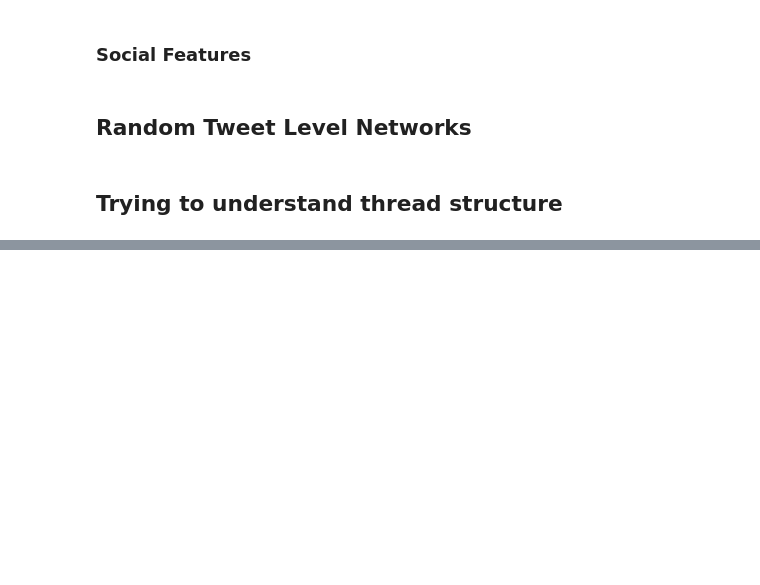
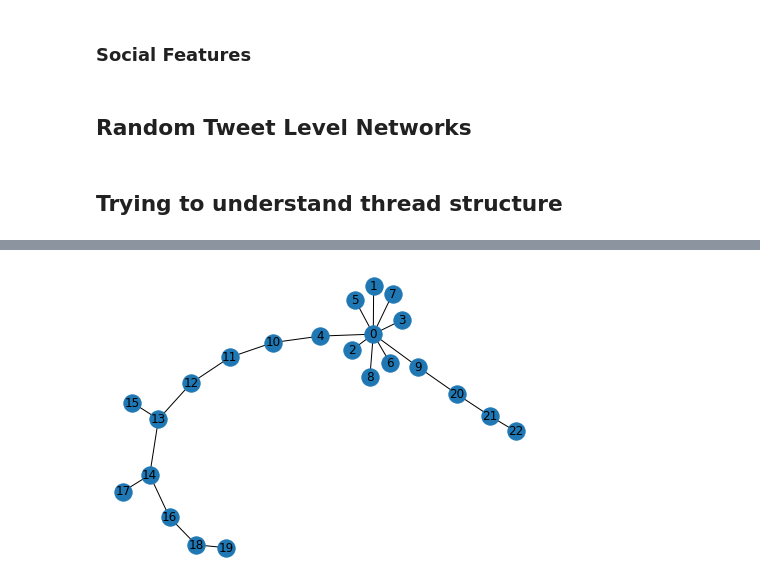
Before and after one commit to ethan-grinberg/misinformation-cluster-analysis, a Jupyter notebook: notebooks/9-ebg-pheme-cluster-analysis.ipynb, the cells around one changed output, grey strips where cells are left out. Cells and saved outputs as stored; diff of their text form; code cells hidden in the pictures; blank space fills up the shorter version.

```diff
--- a/notebooks/9-ebg-pheme-cluster-analysis.ipynb
+++ b/notebooks/9-ebg-pheme-cluster-analysis.ipynb
@@ -251,0 +246,6 @@ recursive_g(thread_structure, struct)
+# %%
+thread_structure = nx.Graph()
+recursive_g(thread_structure, struct)
+nodes_thread = list(thread_structure.nodes)
+mapping_thread = {nodes_thread[i]: i for i in range(len(nodes_thread))}
+thread_structure = nx.relabel_nodes(thread_structure, mapping_thread)
@@ -252,2 +272,4 @@ recursive_g(thread_structure, struct)
 # %%
-nx.draw(thread_structure)
+nx.draw(thread_structure, with_labels=True)
+# %% [output]
+[figure, added]
```
Also changed, not shown: parts of 23 cells of this notebook, 2 other files.
